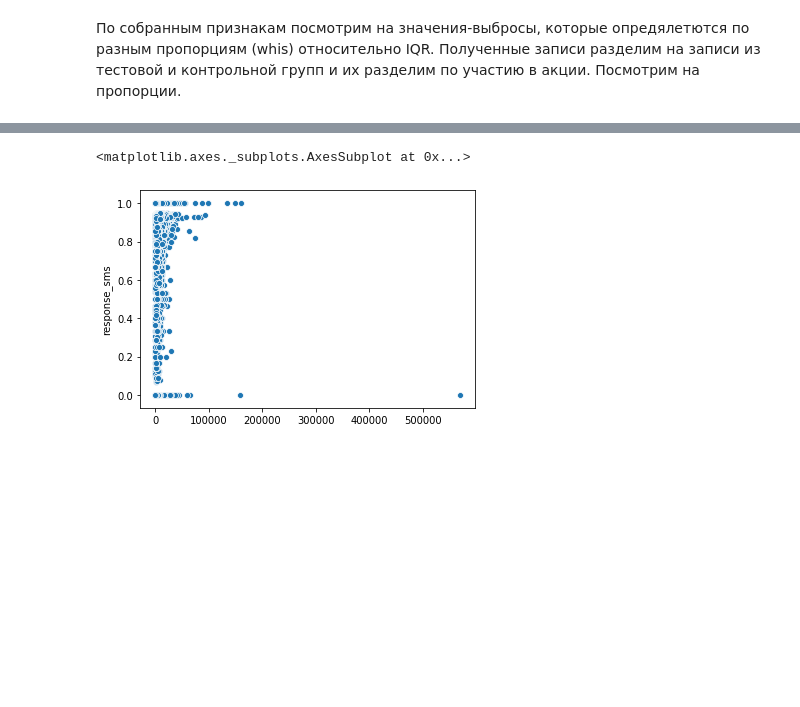
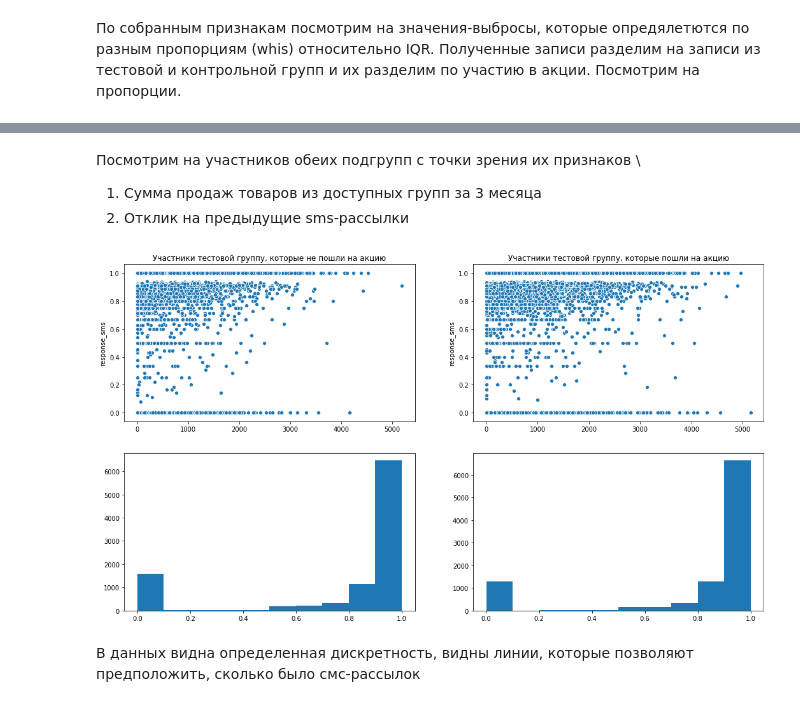
Before and after one commit to DKozl50/pluh_sms, a Jupyter notebook: EDA_mitya.ipynb, the cells around one changed output, grey strips where cells are left out. Saved outputs shown, nothing was run; the diff lists cells and outputs as text; code cells hidden in the pictures; blank space fills up the shorter version.

```diff
--- a/EDA_mitya.ipynb
+++ b/EDA_mitya.ipynb
@@ -22,3 +26,6 @@ ws = Workspace.from_config(auth=interactive_auth)
 aml_dataset = Dataset.get_by_name(ws, 'train_ds', version='latest')
 data = aml_dataset.to_pandas_dataframe()
 data.set_index('CardHolder', inplace=True)
+
+# Save it to the further opeartions
+original_columns = data.columns
@@ -196,0 +238,8 @@ False
+# %%
+# Group mean values
+group_means = data.groupby(index_columns).mean()
+group_means.fillna(group_means.mean(), inplace=True)
+
+for column in index_columns:
+    for i in group_means.index:
+        data.loc[(data['gender'] == i[0]).values & (data['main_format'] == i[1]).values].fillna(group_means.loc[i], inplace=True)
@@ -196,0 +253,10 @@ False
+# %%
+# Attention : takes some time
+for column in data.columns:
+    if data[column].dtype == 'float64':
+        data[column] = data[column].astype('float32')
+    if data[column].dtype == 'int64':
+        data[column] = data[column].astype('int32')
+# %%
+data = data[original_columns]
+data.shape
@@ -209,6 +337,32 @@ stubborn.shape, active.shape
-# %%
-sales_sum = ['sale_sum_3m_g{}'.format(i) for i in [24, 26, 32, 33]]
-sns.scatterplot(active[sales_sum].sum(axis=1), active['response_sms'])
-# %% [output]
-<matplotlib.axes._subplots.AxesSubplot at 0x...>
-[figure, removed]
+# %% [markdown]
+Посмотрим на участников обеих подгрупп с точки зрения их признаков \
+1. Сумма продаж товаров из доступных групп за 3 месяца
+2. Отклик на предыдущие sms-рассылки
+# %%
+# Let's take random sample in each subgroup with same size
+sample_size = 10000
+
+fig, ax = plt.subplots(2, 2, figsize=(18, 10))
+sales_sum = ['sale_sum_3m_g{}'.format(i) for i in [24, 26, 32, 33]]
+
+plt.subplot(221)
+sample = stubborn.loc[np.random.choice(stubborn.index, sample_size, replace=False)]
+sns.scatterplot(sample[sales_sum].sum(axis=1), sample['response_sms'])
+plt.title('Участники тестовой группы, которые не пошли на акцию')
+
+plt.subplot(223)
+plt.hist(sample['response_sms'])
+
+plt.subplot(222)
+sample = active.loc[np.random.choice(active.index, sample_size, replace=False)]
+sns.scatterplot(sample[sales_sum].sum(axis=1), sample['response_sms'])
+plt.title('Участники тестовой группы, которые пошли на акцию')
+
+plt.subplot(224)
+plt.hist(sample['response_sms'])
+
+plt.show()
+# %% [output]
+[figure, added]
+# %% [markdown]
+В данных видна определенная дискретность, видны линии, которые позволяют предположить, сколько было смс-рассылок
```
Also changed, not shown: parts of 31 cells of this notebook.
